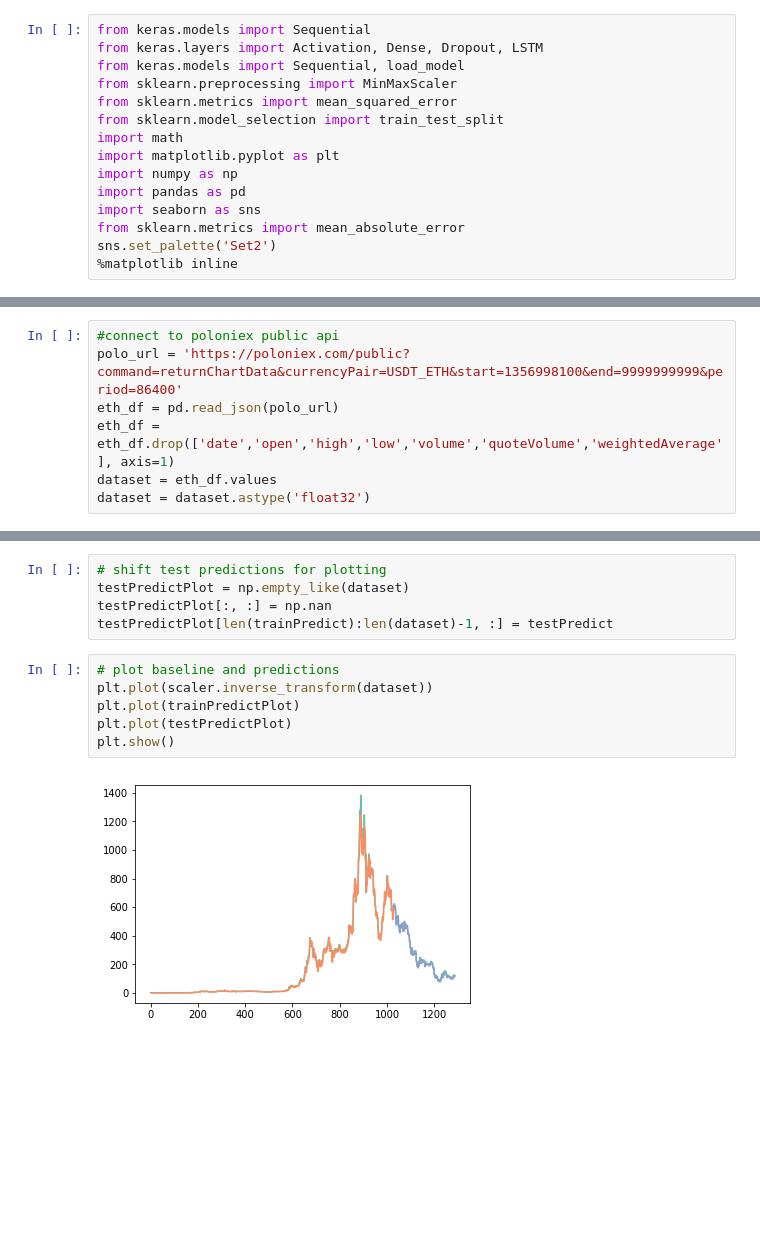
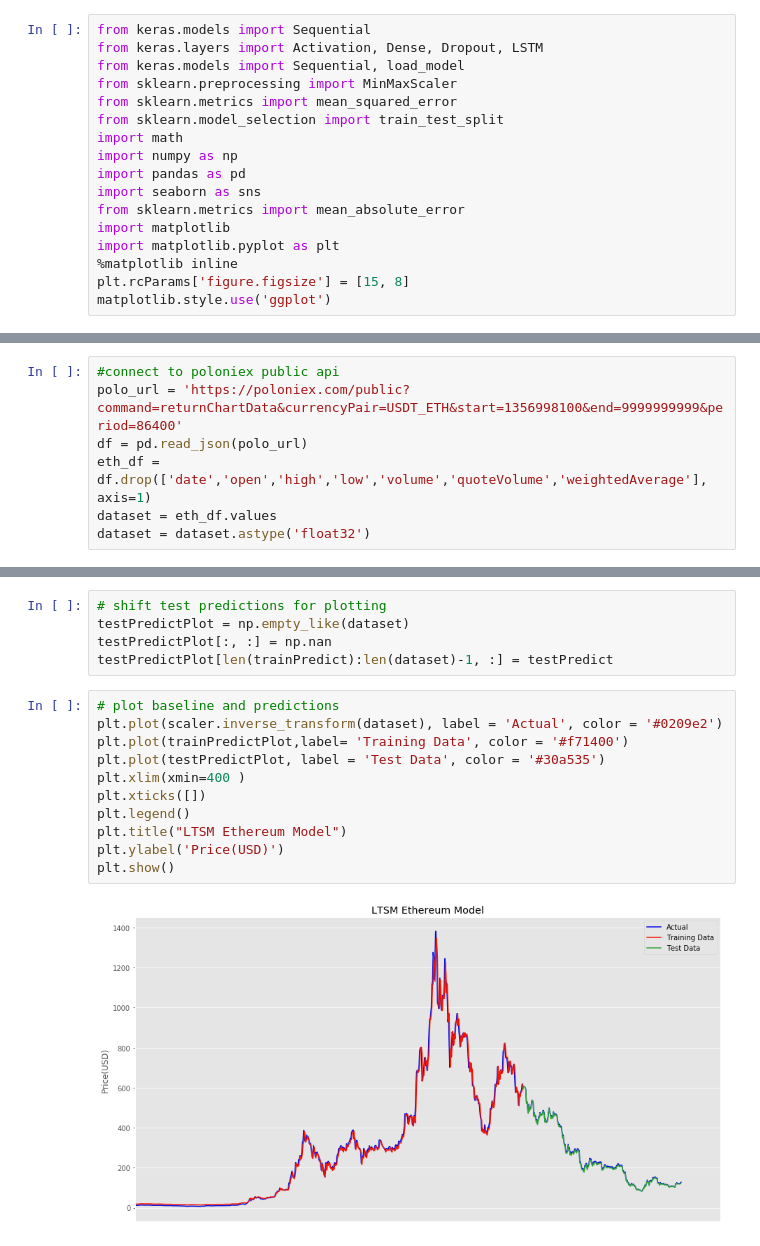
Before and after one commit to kyjohnson92/Crypto_ML, a Jupyter notebook: LTSM-Crypto-Price-Prediction.ipynb, the cells around one changed output, grey strips where cells are left out. Saved outputs shown, nothing was run; the diff lists cells and outputs as text; blank space fills up the shorter version.

Commit message:
add plot labels

```diff
--- a/LTSM-Crypto-Price-Prediction.ipynb
+++ b/LTSM-Crypto-Price-Prediction.ipynb
@@ -6,10 +6,12 @@ from sklearn.preprocessing import MinMaxScaler
 from sklearn.metrics import mean_squared_error
 from sklearn.model_selection import train_test_split
 import math
-import matplotlib.pyplot as plt
 import numpy as np
 import pandas as pd
 import seaborn as sns
 from sklearn.metrics import mean_absolute_error
-sns.set_palette('Set2')
+import matplotlib
+import matplotlib.pyplot as plt
 %matplotlib inline
+plt.rcParams['figure.figsize'] = [15, 8]
+matplotlib.style.use('ggplot')
@@ -26,8 +26,8 @@ def create_dataset(dataset):
 # %%
 #connect to poloniex public api
 polo_url = 'https://poloniex.com/public?command=returnChartData&currencyPair=USDT_ETH&start=1356998100&end=9999999999&period=86400'
-eth_df = pd.read_json(polo_url)
-eth_df = eth_df.drop(['date','open','high','low','volume','quoteVolume','weightedAverage'], axis=1)
+df = pd.read_json(polo_url)
+eth_df = df.drop(['date','open','high','low','volume','quoteVolume','weightedAverage'], axis=1)
 dataset = eth_df.values
 dataset = dataset.astype('float32')
 # %%
@@ -112,9 +109,14 @@ testPredictPlot[:, :] = np.nan
 testPredictPlot[len(trainPredict):len(dataset)-1, :] = testPredict
 # %%
 # plot baseline and predictions
-plt.plot(scaler.inverse_transform(dataset))
-plt.plot(trainPredictPlot)
-plt.plot(testPredictPlot)
+plt.plot(scaler.inverse_transform(dataset), label = 'Actual', color = '#0209e2')
+plt.plot(trainPredictPlot,label= 'Training Data', color = '#f71400')
+plt.plot(testPredictPlot, label = 'Test Data', color = '#30a535')
+plt.xlim(xmin=400 )
+plt.xticks([])
+plt.legend()
+plt.title("LTSM Ethereum Model")
+plt.ylabel('Price(USD)')
 plt.show()
 # %% [output]
-[figure, old version]
+[figure, new version]
```
Also changed, not shown: parts of 6 cells of this notebook.
